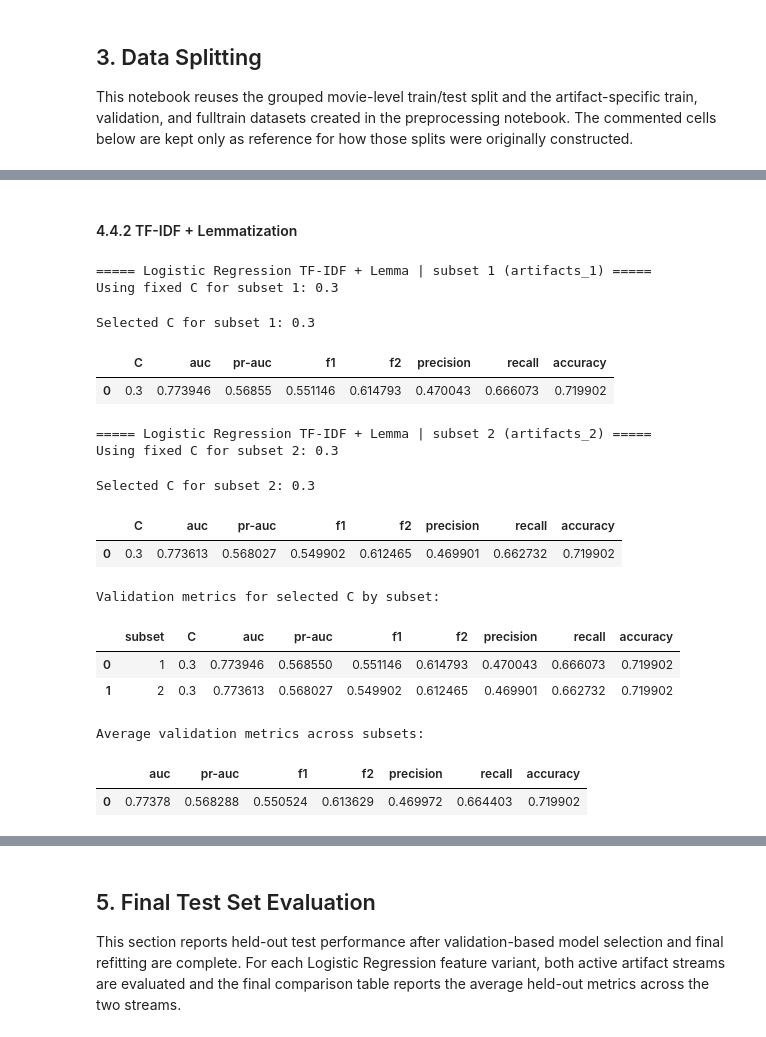
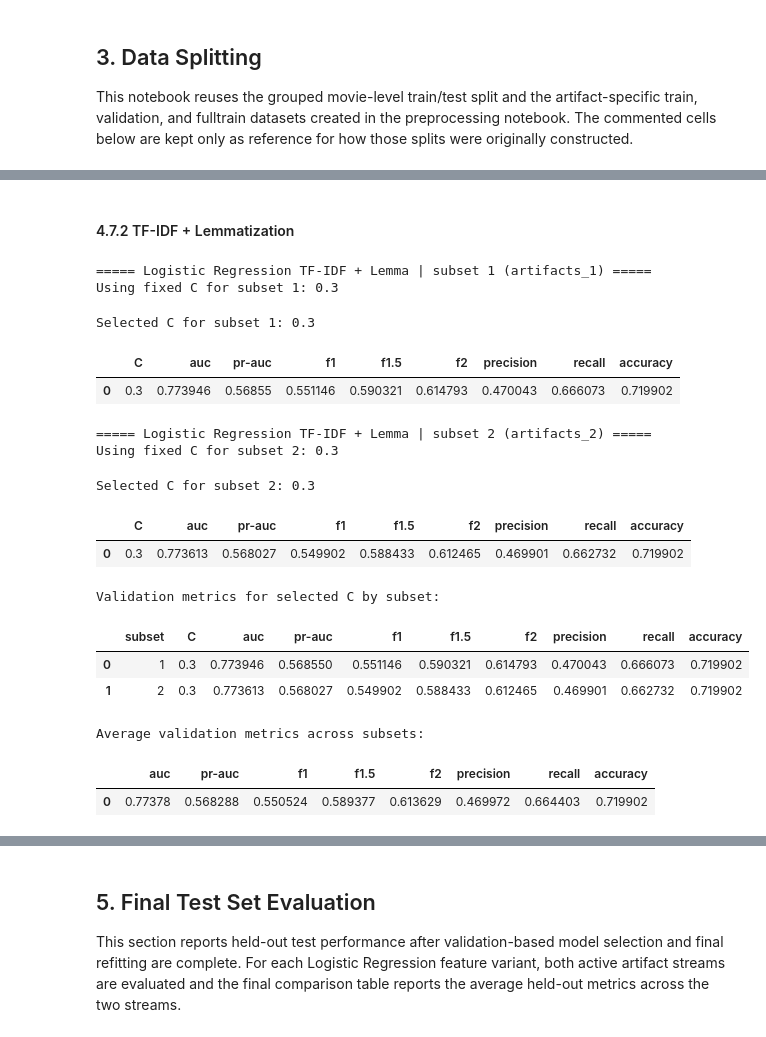
Before and after one commit to lzrcode-816/3244-Group-17-IMDB-Spoiler-Detection, a Jupyter notebook: Group17_ProjectDeSpoiler_Model.ipynb, the cells around one changed output, grey strips where cells are left out. Drawn from its saved outputs; the diff is of its cells as text; code cells hidden in the pictures.

```diff
--- a/Group17_ProjectDeSpoiler_Model.ipynb
+++ b/Group17_ProjectDeSpoiler_Model.ipynb
@@ -150,18 +618,21 @@ This subsection contains the shared scoring metric, random seed, and search rang
 # %%
-SCORING_METRIC = "roc_auc"
 RANDOM_STATE = 42
 CLASS_WEIGHT = "balanced"
+SHARED_THRESHOLD_GRID = np.round(np.arange(0.1, 0.91, 0.05), 2)
 
 # Logistic Regression
 LR_C_GRID = [0.01, 0.03, 0.1, 0.3, 1.0, 3.0, 10.0]
 SBERT_LR_C_GRID = [0.001, 0.01, 0.03, 0.1, 0.3, 1.0, 3.0, 10.0]
-ROBERTA_LR_C_GRID = [0.001, 0.01, 0.03, 0.1, 0.3, 1.0, 3.0, 10.0]
+ROBERTA_LR_C_GRID = SBERT_LR_C_GRID
 LR_MAX_ITER = 2000
 
 # SVM
 SVM_C_GRID = [0.01, 0.03, 0.1, 0.3, 1.0, 3.0, 10.0]
-SVM_TOL = 1e-4
-SVM_MAX_ITER = 3000
+SVM_LOSS = "squared_hinge"
+SVM_TOL = 1e-2
+SVM_MAX_ITER = 1000
+SVM_TFIDF_DUAL = "auto"
+SVM_SBERT_DUAL = False
 SVM_CALIBRATION_CV = 3
 SVM_CALIBRATION_METHOD = "sigmoid"
 
@@ -196,4 +667,7 @@ XGB_RANDOM_SEARCH_ITER = 10
 # Naive Bayes
 NB_ALPHA_GRID = [0.005, 0.01, 0.05, 0.1, 0.3, 0.5, 1.0]
 NB_THRESHOLD_GRID = [0.05, 0.1, 0.15, 0.2, 0.25, 0.3, 0.35, 0.4, 0.45, 0.5]
+NB_SBERT_TOPK = 9
+NB_SBERT_VAR_SMOOTHING_GRID = [1e-12, 1e-11, 1e-10, 1e-9, 1e-8, 1e-7, 1e-6]
+NB_SBERT_THRESHOLD_GRID = NB_THRESHOLD_GRID
 # %% [markdown]
@@ -534,16 +1055,13 @@ Average validation metrics across subsets:
 # %% [markdown]
-#### 4.4.2 TF-IDF + Lemmatization
+#### 4.7.2 TF-IDF + Lemmatization
 # %%
+# Model Training and Validation Tuning
 from sklearn.linear_model import LogisticRegression
 
-SUBSET_TO_ARTIFACT = {
-    "1": "artifacts_1",
-    "2": "artifacts_2",
-}
-
-metric_cols = ["auc", "average_precision", "f1", "f2", "precision", "recall", "accuracy"]
+metric_cols = ["auc", "average_precision", "f1", "f1.5", "f2", "precision", "recall", "accuracy"]
 logreg_tfidf_lemma_best_c_by_subset = {}
 logreg_tfidf_lemma_models = {}
+logreg_tfidf_lemma_val_probs_by_subset = {}
 logreg_tfidf_lemma_tuning_results = {}
 tfidf_lemma_validation_rows = []
 
@@ -556,13 +1074,6 @@ for subset_name, artifact_name in SUBSET_TO_ARTIFACT.items():
     X_val = validation_artifacts["X_tfidf_lemma_val"]
     y_train = validation_artifacts["y_train"]
     y_val = validation_artifacts["y_val"]
-
-    if X_train.shape[0] != len(y_train) or X_val.shape[0] != len(y_val):
-        raise ValueError(
-            f"TF-IDF+Lemma artifact mismatch for {artifact_name}: "
-            f"train={X_train.shape[0]}/{len(y_train)}, val={X_val.shape[0]}/{len(y_val)}. "
-            "Regenerate the lemma artifacts before rerunning Logistic Regression 4.4.2."
-        )
 
     artifact_idx = int(subset_name) - 1
     fixed_c = LR_TFIDF_LEMMA_FIXED_C[artifact_idx] if artifact_idx < len(LR_TFIDF_LEMMA_FIXED_C) else None
@@ -587,19 +1098,16 @@ for subset_name, artifact_name in SUBSET_TO_ARTIFACT.items():
         y_val_prob = model.predict_proba(X_val)[:, 1]
         tuning_rows.append(
             {
-                "C": float(c_value),
-                "auc": roc_auc_score(y_val, y_val_prob),
+                "C": float(c_value), "auc": roc_auc_score(y_val, y_val_prob),
                 "average_precision": average_precision_score(y_val, y_val_prob),
-                "f1": f1_score(y_val, y_val_prob >= 0.5, zero_division=0),
-                "f2": fbeta_score(y_val, y_val_prob >= 0.5, beta=2, zero_division=0),
-                "precision": precision_score(y_val, y_val_prob >= 0.5, zero_division=0),
-                "recall": recall_score(y_val, y_val_prob >= 0.5, zero_division=0),
-                "accuracy": accuracy_score(y_val, y_val_prob >= 0.5),
+                "f1": f1_score(y_val, y_val_prob >= 0.5, zero_division=0), "f1.5": fbeta_score(y_val, y_val_prob >= 0.5, beta=1.5, zero_division=0),
+                "f2": fbeta_score(y_val, y_val_prob >= 0.5, beta=2, zero_division=0), "precision": precision_score(y_val, y_val_prob >= 0.5, zero_division=0),
+                "recall": recall_score(y_val, y_val_prob >= 0.5, zero_division=0), "accuracy": accuracy_score(y_val, y_val_prob >= 0.5),
             }
         )
 
     tuning_df = pd.DataFrame(tuning_rows).sort_values("auc", ascending=False).reset_index(drop=True)
-    best_c = float(tuning_df.loc[0, "C"] )
+    best_c = float(tuning_df.loc[0, "C"])
 
     logreg_tfidf_lemma_tuning_results[subset_name] = tuning_df
     logreg_tfidf_lemma_best_c_by_subset[subset_name] = best_c
@@ -614,7 +1122,20 @@ for subset_name, artifact_name in SUBSET_TO_ARTIFACT.items():
     selected_row = tuning_df.loc[0, ["C"] + metric_cols].to_dict()
     tfidf_lemma_validation_rows.append({"subset": subset_name, **selected_row})
 
-    # Refit on the full-train split for final evaluation.
+    # Full-train refit for final evaluation.
+    selected_val_model = LogisticRegression(
+        C=best_c,
+        solver="saga",
+        max_iter=LR_MAX_ITER,
+        random_state=RANDOM_STATE,
+        class_weight=CLASS_WEIGHT,
+    )
+    selected_val_model.fit(X_train, y_train)
+    logreg_tfidf_lemma_val_probs_by_subset[subset_name] = {
+        "y_true": y_val,
+        "y_prob": selected_val_model.predict_proba(X_val)[:, 1],
+    }
+
     full_artifacts = load_full_train_test(artifact_name=artifact_name, use_fulltrain=True)
     X_train_full = full_artifacts["X_tfidf_lemma_train_full"]
     y_train_full = full_artifacts["y_train_full"]
@@ -628,40 +1149,40 @@ for subset_name, artifact_name in SUBSET_TO_ARTIFACT.items():
     )
     final_model.fit(X_train_full, y_train_full)
     logreg_tfidf_lemma_models[subset_name] = final_model
 
 tfidf_lemma_validation_metrics_df = pd.DataFrame(tfidf_lemma_validation_rows)
 print("Validation metrics for selected C by subset:")
 display(
     tfidf_lemma_validation_metrics_df[["subset", "C"] + metric_cols]
     .rename(columns={"average_precision": "pr-auc"})
     .round(6)
 )
 
 validation_details_tfidf_lemma = tfidf_lemma_validation_metrics_df.copy()
 validation_summary_tfidf_lemma = tfidf_lemma_validation_metrics_df[metric_cols].mean().to_frame().T
 
 print("Average validation metrics across subsets:")
 display(
     validation_summary_tfidf_lemma.rename(columns={"average_precision": "pr-auc"}).round(6)
 )
 
 logreg_tfidf_lemma_best_c = logreg_tfidf_lemma_best_c_by_subset["1"]
 logreg_tfidf_lemma_model = logreg_tfidf_lemma_models["1"]
 # %% [output]
 ===== Logistic Regression TF-IDF + Lemma | subset 1 (artifacts_1) =====
 Using fixed C for subset 1: 0.3
 Selected C for subset 1: 0.3
-|  | C | auc | pr-auc | f1 | f2 | precision | recall | accuracy |
-| 0 | 0.3 | 0.773946 | 0.56855 | 0.551146 | 0.614793 | 0.470043 | 0.666073 | 0.719902 |
+|  | C | auc | pr-auc | f1 | f1.5 | f2 | precision | recall | accuracy |
+| 0 | 0.3 | 0.773946 | 0.56855 | 0.551146 | 0.590321 | 0.614793 | 0.470043 | 0.666073 | 0.719902 |
 ===== Logistic Regression TF-IDF + Lemma | subset 2 (artifacts_2) =====
 Using fixed C for subset 2: 0.3
 Selected C for subset 2: 0.3
-|  | C | auc | pr-auc | f1 | f2 | precision | recall | accuracy |
-| 0 | 0.3 | 0.773613 | 0.568027 | 0.549902 | 0.612465 | 0.469901 | 0.662732 | 0.719902 |
+|  | C | auc | pr-auc | f1 | f1.5 | f2 | precision | recall | accuracy |
+| 0 | 0.3 | 0.773613 | 0.568027 | 0.549902 | 0.588433 | 0.612465 | 0.469901 | 0.662732 | 0.719902 |
 Validation metrics for selected C by subset:
-|  | subset | C | auc | pr-auc | f1 | f2 | precision | recall | accuracy |
-| 0 | 1 | 0.3 | 0.773946 | 0.568550 | 0.551146 | 0.614793 | 0.470043 | 0.666073 | 0.719902 |
-| 1 | 2 | 0.3 | 0.773613 | 0.568027 | 0.549902 | 0.612465 | 0.469901 | 0.662732 | 0.719902 |
+|  | subset | C | auc | pr-auc | f1 | f1.5 | f2 | precision | recall | accuracy |
+| 0 | 1 | 0.3 | 0.773946 | 0.568550 | 0.551146 | 0.590321 | 0.614793 | 0.470043 | 0.666073 | 0.719902 |
+| 1 | 2 | 0.3 | 0.773613 | 0.568027 | 0.549902 | 0.588433 | 0.612465 | 0.469901 | 0.662732 | 0.719902 |
 Average validation metrics across subsets:
-|  | auc | pr-auc | f1 | f2 | precision | recall | accuracy |
-| 0 | 0.77378 | 0.568288 | 0.550524 | 0.613629 | 0.469972 | 0.664403 | 0.719902 |
+|  | auc | pr-auc | f1 | f1.5 | f2 | precision | recall | accuracy |
+| 0 | 0.77378 | 0.568288 | 0.550524 | 0.589377 | 0.613629 | 0.469972 | 0.664403 | 0.719902 |
```
Also changed, not shown: parts of 105 cells of this notebook, 1 other file.
